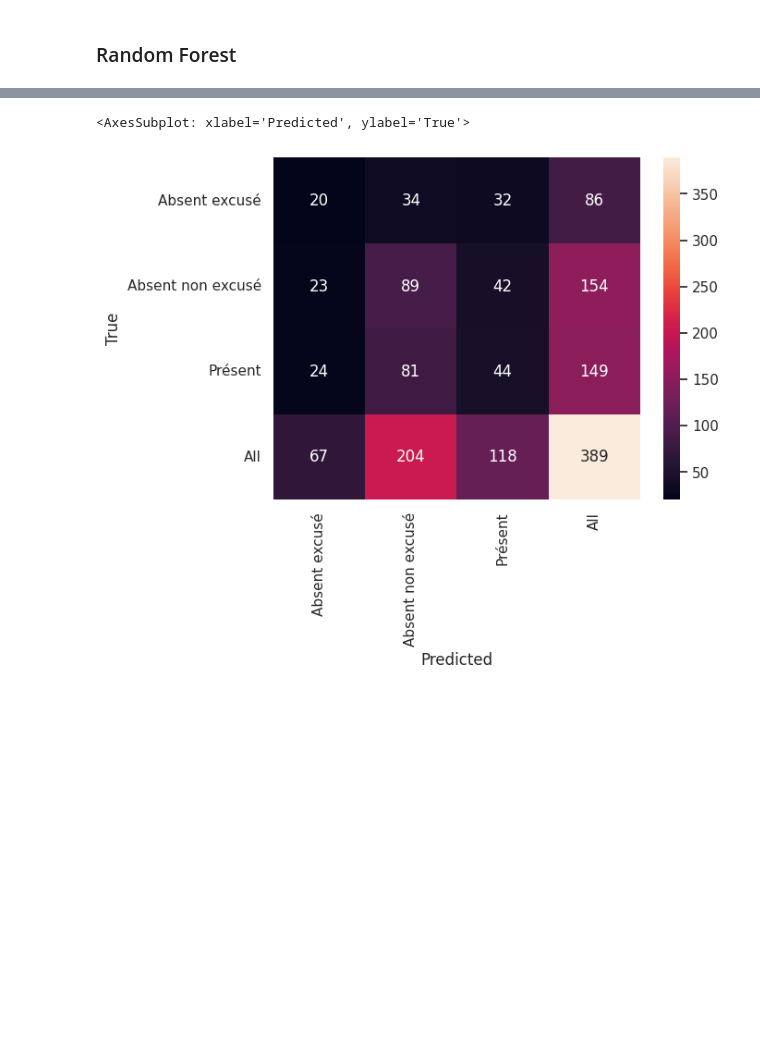
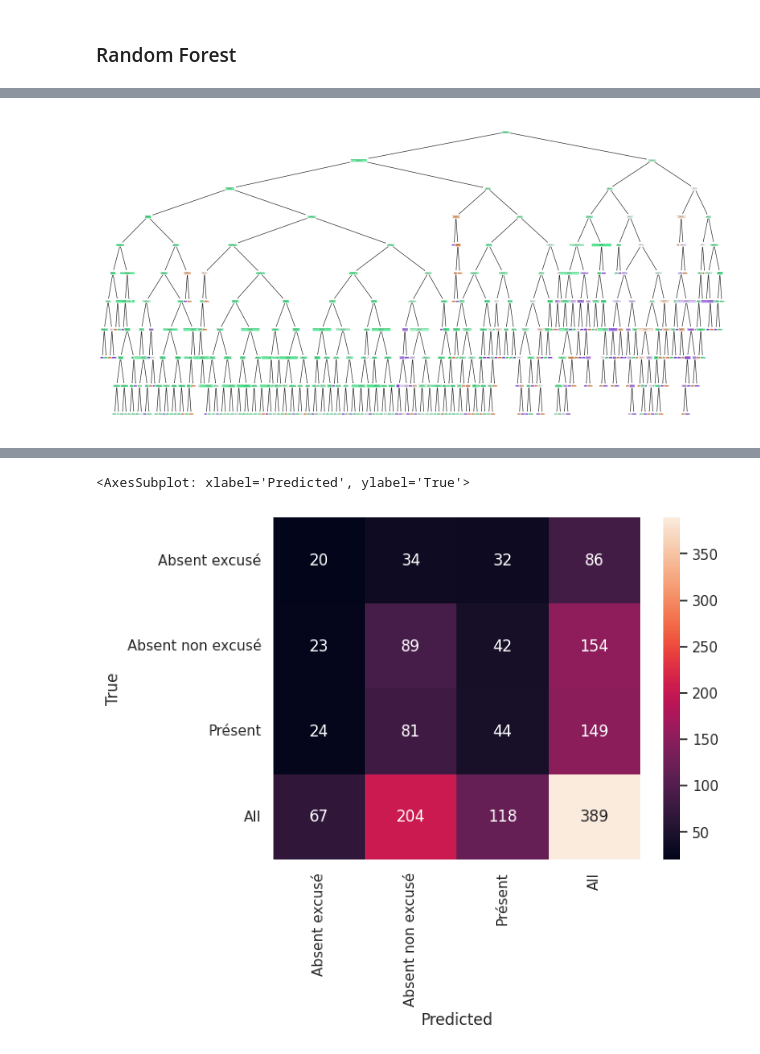
Before and after one commit to chloexiaoyuchen/Annalyse_Abs_non_exc_centre_Rapee, a Jupyter notebook: source_code/prediction_model.ipynb, the cells around one changed output, grey strips where cells are left out. Cells and saved outputs as stored; diff of their text form; code cells hidden in the pictures; blank space fills up the shorter version.

```diff
--- a/source_code/prediction_model.ipynb
+++ b/source_code/prediction_model.ipynb
@@ -157,0 +157,8 @@ Text(0.5, 1.0, 'Importance des variables')
+# %%
+# visualisation de l'arbre que les 5 premières variables
+from sklearn.tree import plot_tree
+plt.figure(figsize=(20, 10))
+plot_tree(best_model.estimators_[0], feature_names=X.columns, filled=True)
+plt.show()
+# %% [output]
+[figure, added]
```
Also changed, not shown: parts of 4 cells of this notebook.
